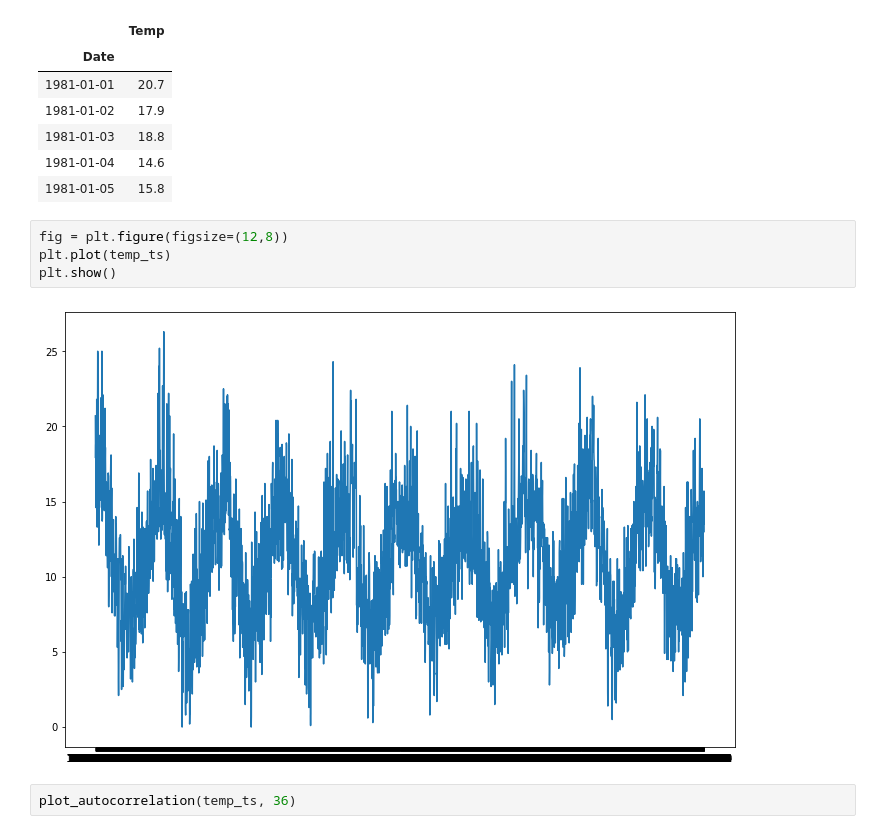
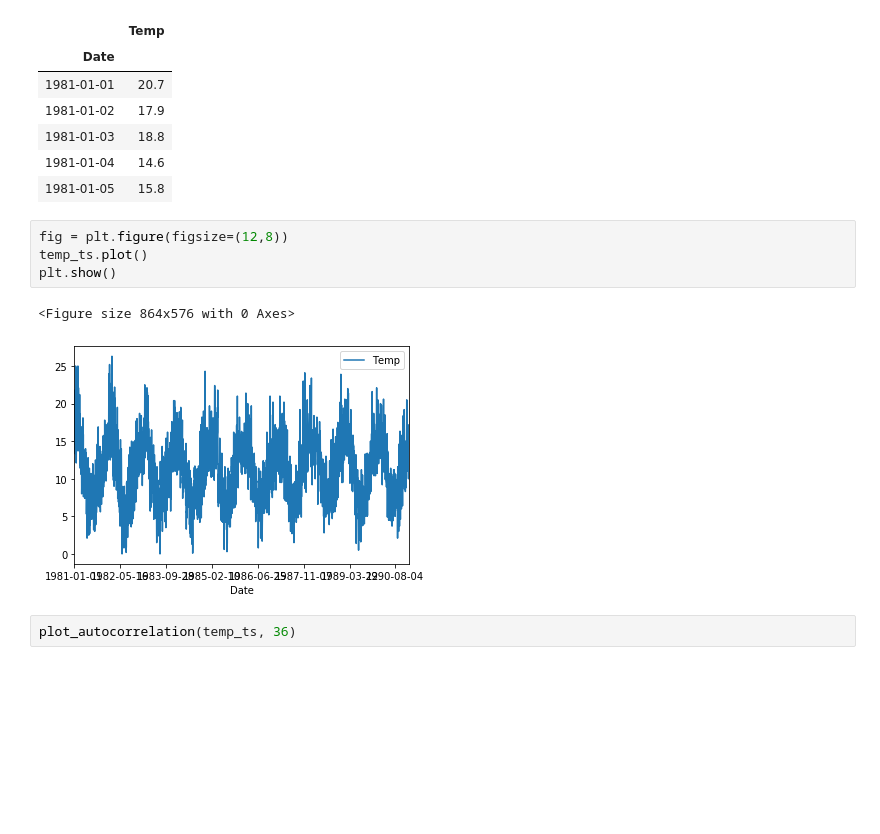
Before and after one commit to darrahts/timeSeriesAnalysis, a Jupyter notebook: timeSeries1.ipynb, the cells around one changed output. Cells and saved outputs as stored; diff of their text form; blank space fills up the shorter version.

Commit message:
updated plots

```diff
--- a/timeSeries1.ipynb
+++ b/timeSeries1.ipynb
@@ -314,10 +314,11 @@ temp_ts.head()
 | 1981-01-05 | 15.8 |
 # %%
 fig = plt.figure(figsize=(12,8))
-plt.plot(temp_ts)
+temp_ts.plot()
 plt.show()
 # %% [output]
+<Figure size 864x576 with 0 Axes>
-[figure, old version]
+[figure, new version]
 # %%
 plot_autocorrelation(temp_ts, 36)
 # %% [output]
```
